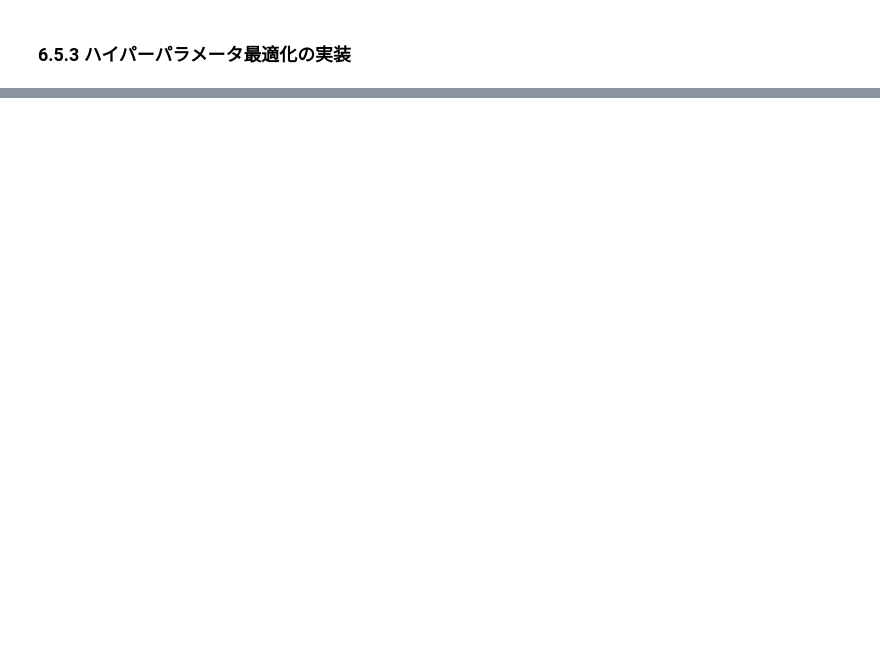
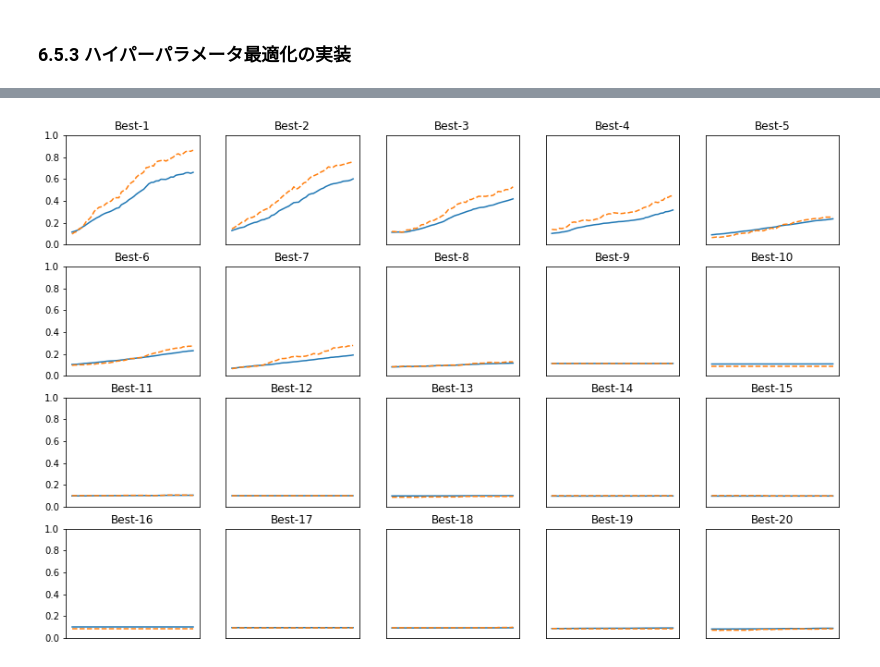
Before and after one commit to andokazu1979/deep-learning-from-scratch, a Jupyter notebook: ch06/ch06.ipynb, the cells around one changed output, grey strips where cells are left out. Cells and saved outputs as stored; diff of their text form; code cells hidden in the pictures; blank space fills up the shorter version.

```diff
--- a/ch06/ch06.ipynb
+++ b/ch06/ch06.ipynb
@@ -865,0 +896,13 @@ t_train = t_train[validation_num:]
+# %%
+optimization_trial = 20
+results_val = {}
+results_train = {}
+for _ in range(optimization_trial):
+    weight_decay = 10 ** np.random.uniform(-8, -4)
+    lr = 10 ** np.random.uniform(-6, -2)
+
+    val_acc_list, train_acc_list = __train(lr, weight_decay)
+    print("val_acc:" + str(val_acc_list[-1]) + " | lr:" + str(lr) + ", weight_decay:" + str(weight_decay))
+    key = "lr:" + str(lr) + ", weight_decay:" + str(weight_decay)
+    results_val[key] = val_acc_list
+    results_train[key] = train_acc_list
@@ -865,0 +930,25 @@ t_train = t_train[validation_num:]
+# %%
+plt.figure(figsize=(15,10))
+
+graph_draw_num = 20
+col_num = 5
+row_num = int(np.ceil(graph_draw_num / col_num))
+i = 0
+
+for key, val_acc_list in sorted(results_val.items(), key=lambda x:x[1][-1], reverse=True):
+    plt.subplot(row_num, col_num, i+1)
+    plt.title("Best-" + str(i+1))
+    plt.ylim(0.0, 1.0)
+    if i % 5: plt.yticks([])
+    plt.xticks([])
+    x = np.arange(len(val_acc_list))
+    plt.plot(x, val_acc_list)
+    plt.plot(x, results_train[key], "--")
+    i += 1
+
+    if i >= graph_draw_num:
+        break
+
+plt.show()
+# %% [output]
+[figure, added]
```
Also changed, not shown: parts of 3 cells of this notebook.
